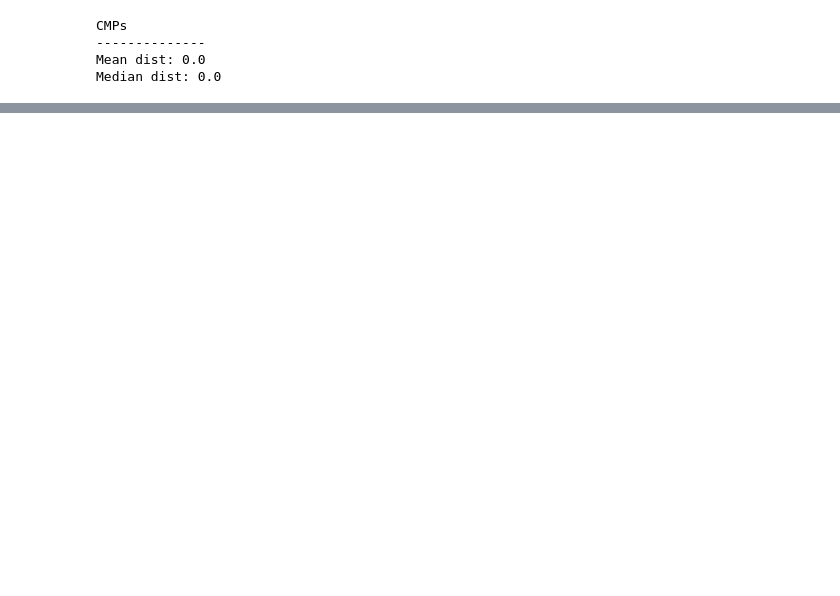
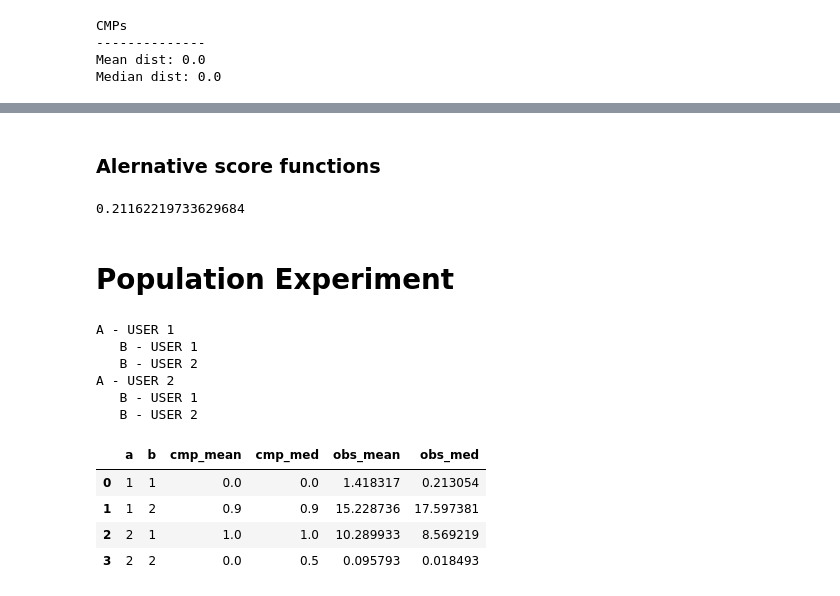
Before and after one commit to galbraic/spatial-assocr, a Jupyter notebook: notebooks/visits.ipynb, the cells around one changed output, grey strips where cells are left out. Drawn from its saved outputs; the diff is of its cells as text; code cells hidden in the pictures; blank space fills up the shorter version.

Commit message:
final state before running big experiment

```diff
--- a/notebooks/visits.ipynb
+++ b/notebooks/visits.ipynb
@@ -452,2 +460,27 @@ plot_kde(
 # %% [output]
 [interactive output not drawn]
+# %% [markdown]
+### Alernative score functions
+# %%
+# inv number of visits at each location in the population
+POP_LOC_WTS = pd.DataFrame(1 / pop_deduped.groupby('location_id')['event_id'].count())
+
+def calc_location_similarity(mpp, pop_wts=POP_LOC_WTS):
+    # get counts at each loc for the mpp of interest & join to pop weights
+    mpp_cts = mpp.groupby(['location_id', 'm'])['uid'].count().unstack().fillna(0)
+    mpp_cts = mpp_cts.join(pop_wts)
+
+    # compute the summand & then the score
+    mpp_cts['delta'] = mpp_cts.apply(
+        lambda row: row['event_id']*np.log(row['a']+1)*np.log(row['b']+1),
+        axis=1
+    )
+
+    return mpp_cts['delta'].sum() # / np.min(mpp_star.groupby(['m'])['location_id'].nunique())
+
+
+calc_location_similarity(mpp_star)
+# %% [output]
+0.21162219733629684
+# %% [markdown]
+# Population Experiment
@@ -453,0 +556,40 @@ plot_kde(
+# %%
+# PARAMETERS
+n_sim = 1000
+k = 1  # which nearest neighbor to use in distance computation
+rslt = []
+
+for u1 in mpp['uid'].unique():
+    print('A - USER {}'.format(u1))
+    for u2 in mpp['uid'].unique():
+        print('   B - USER {}'.format(u2))
+        cmp_mean, cmp_med, obs_mn, obs_med = calc_cmp(
+            mpp, pop_kde_data, userA=u1, userB=u2, n_sim=n_sim, k=k
+        )
+        rslt.append(
+            {
+                "a": u1,
+                "b": u2,
+                "obs_mean": obs_mn,
+                "obs_med": obs_med,
+                "cmp_mean": cmp_mean,
+                "cmp_med": cmp_med,
+            }
+        )
+# %% [output]
+A - USER 1
+   B - USER 1
+   B - USER 2
+A - USER 2
+   B - USER 1
+   B - USER 2
+# %%
+out = pd.DataFrame.from_dict(rslt)
+out.to_csv(os.path.join(directory, "cmp_visits_month0a_month1b_n20.csv"), index=False)
+out.head()
+# %% [output]
+|  | a | b | cmp_mean | cmp_med | obs_mean | obs_med |
+| 0 | 1 | 1 | 0.0 | 0.0 | 1.418317 | 0.213054 |
+| 1 | 1 | 2 | 0.9 | 0.9 | 15.228736 | 17.597381 |
+| 2 | 2 | 1 | 1.0 | 1.0 | 10.289933 | 8.569219 |
+| 3 | 2 | 2 | 0.0 | 0.5 | 0.095793 | 0.018493 |
```
Also changed, not shown: parts of 8 cells of this notebook, 1 other file.
